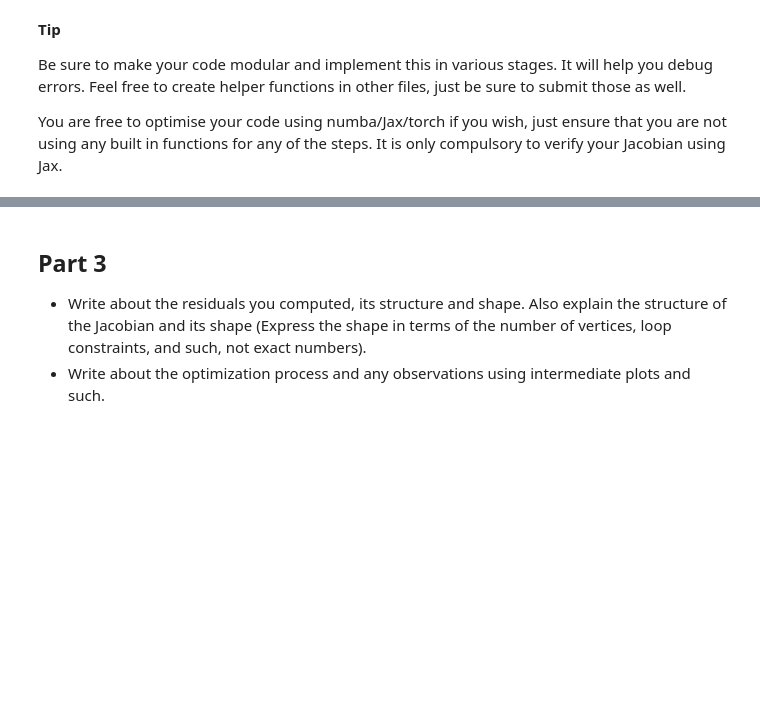
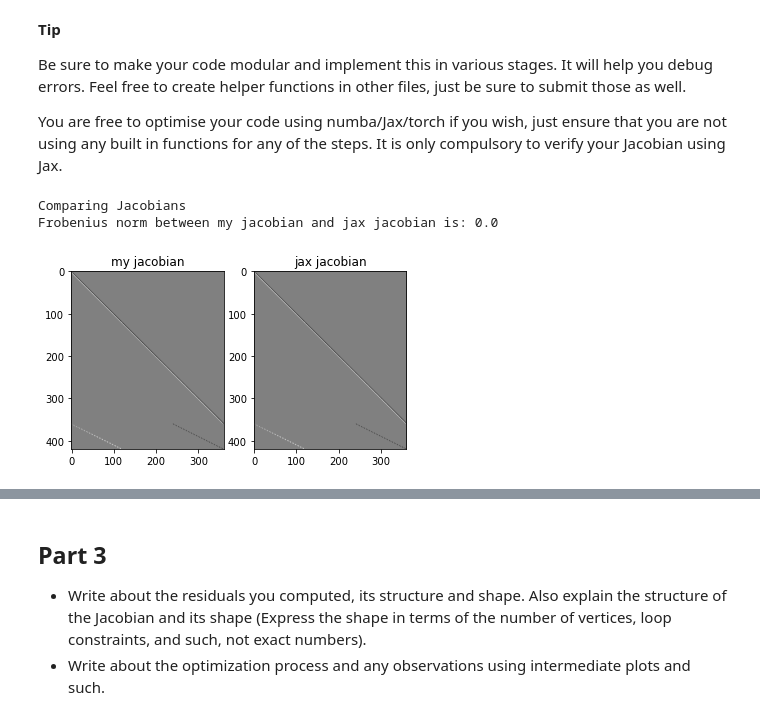
Before and after one commit to BhaskarJoshi-01/Mobile-Robotics---Monsoon-2021, a Jupyter notebook: Project-1/questions/Question 2 - 2D SLAM.ipynb, the cells around one changed output, grey strips where cells are left out. Saved outputs shown, nothing was run; the diff lists cells and outputs as text; code cells hidden in the pictures; blank space fills up the shorter version.

```diff
--- a/Project-1/questions/Question 2 - 2D SLAM.ipynb
+++ b/Project-1/questions/Question 2 - 2D SLAM.ipynb
@@ -79,18 +79,22 @@ You are free to optimise your code using numba/Jax/torch if you wish, just ensur
 # %%
 def compare_jacobs():
     my_jacob = get_my_jacob(poses, edges, fixed)
     jax_jacob = get_jax_jacob(poses, edges, fixed)
 
     print("Comparing Jacobians")
     helpers.frobNorm(my_jacob, jax_jacob, "my jacobian", "jax jacobian")
     fig, ax = plt.subplots(1, 2)
     ax[0].imshow(my_jacob, cmap='gray')
     ax[1].imshow(jax_jacob, cmap='gray')
     ax[0].set_title('my jacobian')
     ax[1].set_title('jax jacobian')
     plt.show()
 
-# compare_jacobs()
+compare_jacobs()
+# %% [output]
+Comparing Jacobians
+Frobenius norm between my jacobian and jax jacobian is: 0.0
+[figure, added]
 # %%
 lm = LM(poses,edges, fixed, 0.01, 61, 1e-6, [2.5,4])
 poses_arr, error_arr = lm.optimize()
```
Also changed, not shown: parts of 1 cell of this notebook, 1 other file.
